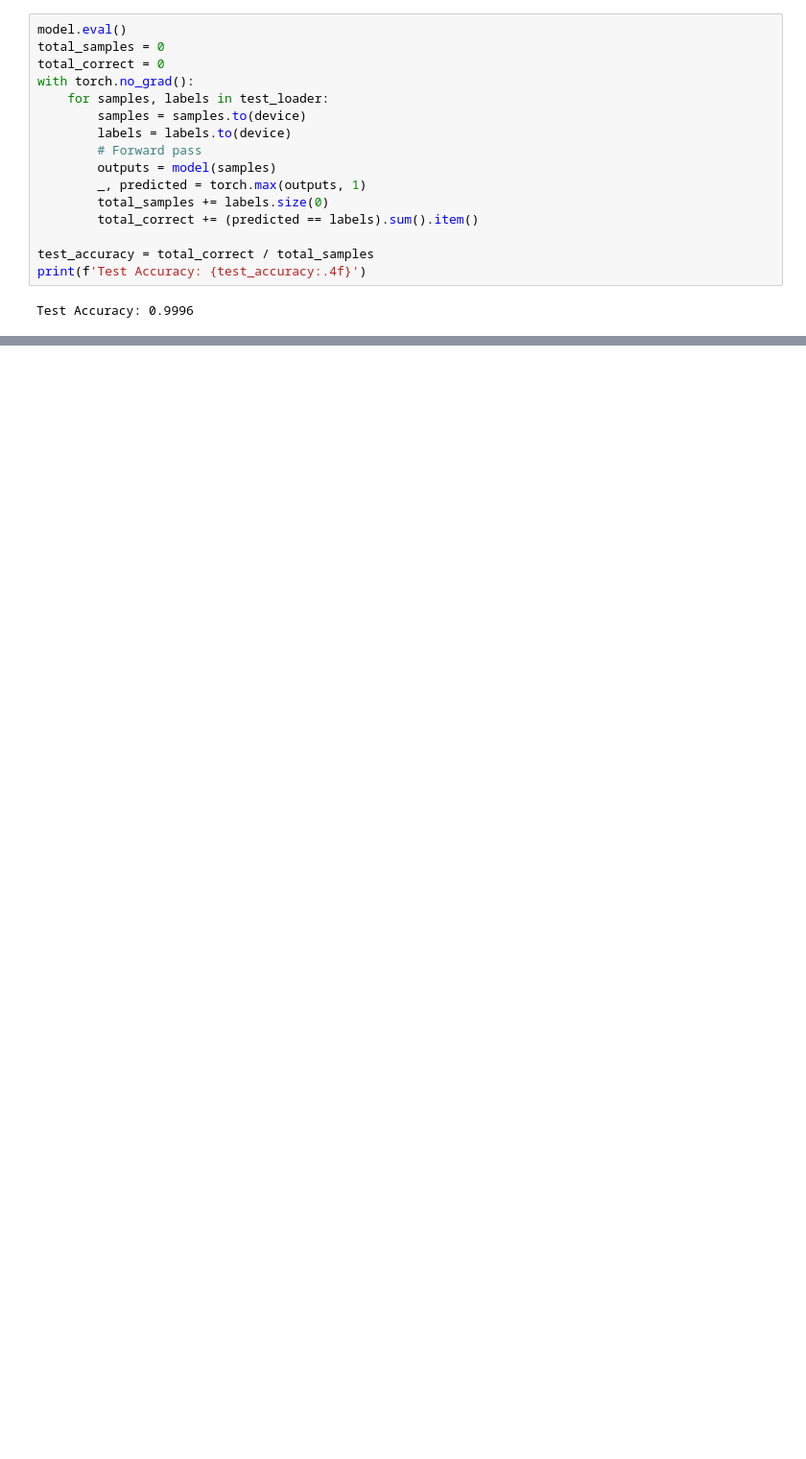
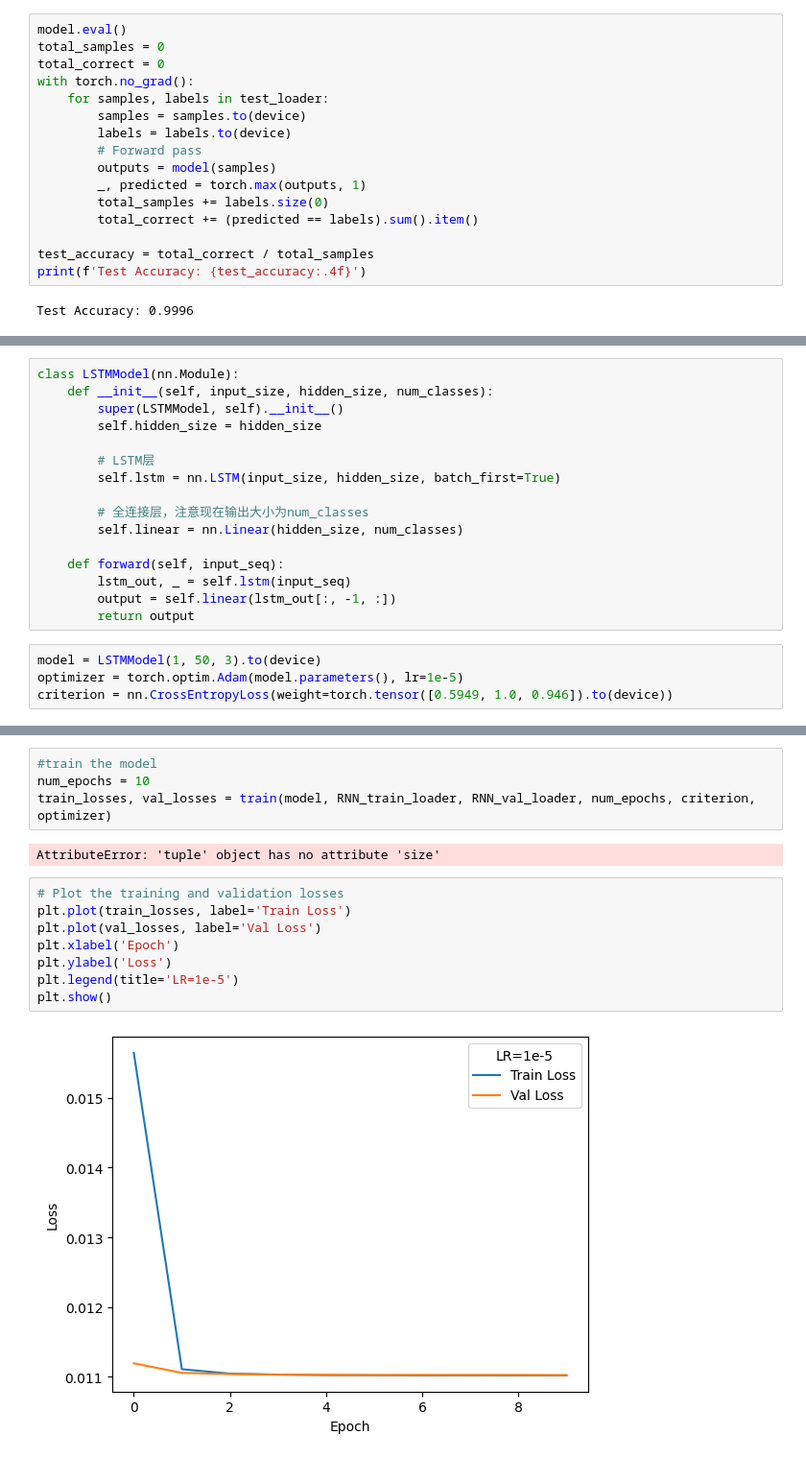
Before and after one commit to AlvisWSY/FYP, a Jupyter notebook: code/test.ipynb, the cells around one changed output, grey strips where cells are left out. Shown at 96% size. Drawn from its saved outputs; the diff is of its cells as text; blank space fills up the shorter version.

```diff
--- a/code/test.ipynb
+++ b/code/test.ipynb
@@ -356,0 +603,20 @@ plt.show()
+# %%
+class LSTMModel(nn.Module):
+    def __init__(self, input_size, hidden_size, num_classes):
+        super(LSTMModel, self).__init__()
+        self.hidden_size = hidden_size
+
+        # LSTM层
+        self.lstm = nn.LSTM(input_size, hidden_size, batch_first=True)
+
+        # 全连接层，注意现在输出大小为num_classes
+        self.linear = nn.Linear(hidden_size, num_classes)
+
+    def forward(self, input_seq):
+        lstm_out, _ = self.lstm(input_seq)
+        output = self.linear(lstm_out[:, -1, :])
+        return output
+# %%
+model = LSTMModel(1, 50, 3).to(device)
+optimizer = torch.optim.Adam(model.parameters(), lr=1e-5)
+criterion = nn.CrossEntropyLoss(weight=torch.tensor([0.5949, 1.0, 0.946]).to(device))
@@ -357 +669,17 @@ plt.show()
+# %%
+#train the model
+num_epochs = 10
+train_losses, val_losses = train(model, RNN_train_loader, RNN_val_loader, num_epochs, criterion, optimizer)
+# %% [output]
+AttributeError: 'tuple' object has no attribute 'size'
+# %%
+# Plot the training and validation losses
+plt.plot(train_losses, label='Train Loss')
+plt.plot(val_losses, label='Val Loss')
+plt.xlabel('Epoch')
+plt.ylabel('Loss')
+plt.legend(title='LR=1e-5')
+plt.show()
+# %% [output]
+[figure, added]
 # %%
```
Also changed, not shown: parts of 57 cells of this notebook, 8 other files.
